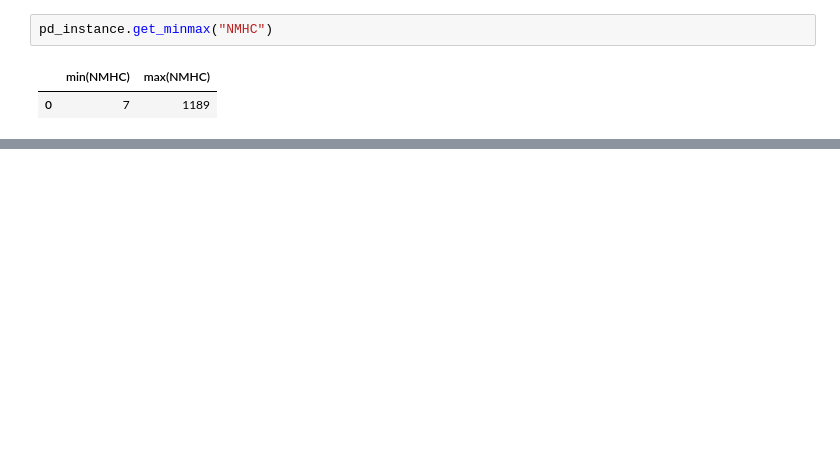
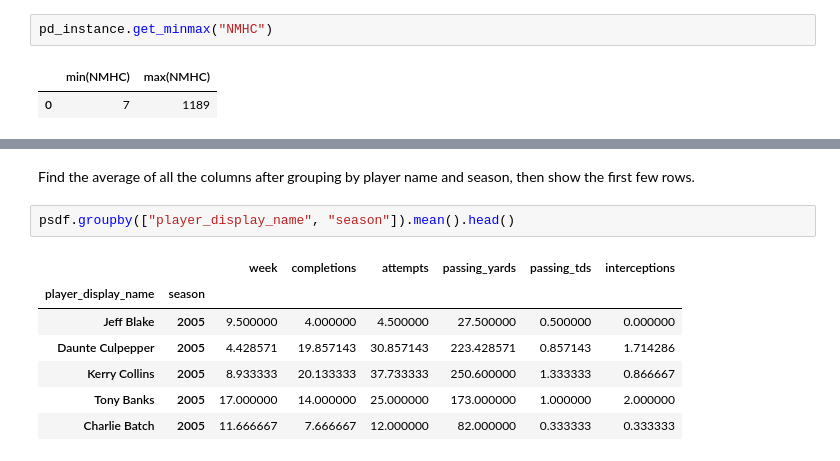
Before and after one commit to ewarren38/Project2_WarrenE, a Jupyter notebook: Project2_WarrenE.ipynb, the cells around one changed output, grey strips where cells are left out. Saved outputs shown, nothing was run; the diff lists cells and outputs as text; blank space fills up the shorter version.

```diff
--- a/Project2_WarrenE.ipynb
+++ b/Project2_WarrenE.ipynb
@@ -315,0 +425,12 @@ pd_instance.get_minmax("NMHC")
+# %% [markdown]
+Find the average of all the columns after grouping by player name and season, then show the first few rows.
+# %%
+psdf.groupby(["player_display_name", "season"]).mean().head()
+# %% [output]
+|  |  | week | completions | attempts | passing_yards | passing_tds | interceptions |
+| player_display_name | season |  |  |  |  |  |  |
+| Jeff Blake | 2005 | 9.500000 | 4.000000 | 4.500000 | 27.500000 | 0.500000 | 0.000000 |
+| Daunte Culpepper | 2005 | 4.428571 | 19.857143 | 30.857143 | 223.428571 | 0.857143 | 1.714286 |
+| Kerry Collins | 2005 | 8.933333 | 20.133333 | 37.733333 | 250.600000 | 1.333333 | 0.866667 |
+| Tony Banks | 2005 | 17.000000 | 14.000000 | 25.000000 | 173.000000 | 1.000000 | 2.000000 |
+| Charlie Batch | 2005 | 11.666667 | 7.666667 | 12.000000 | 82.000000 | 0.333333 | 0.333333 |
```
Also changed, not shown: parts of 40 cells of this notebook.
